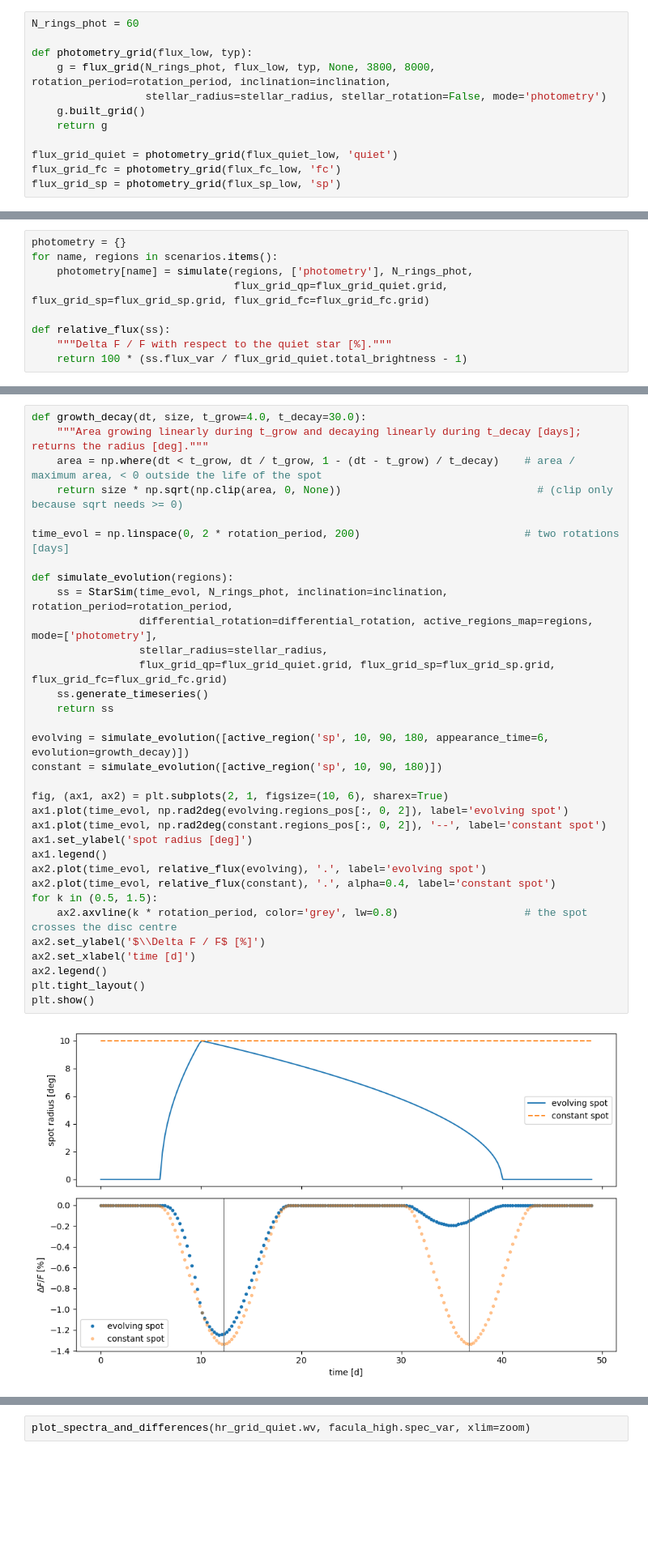
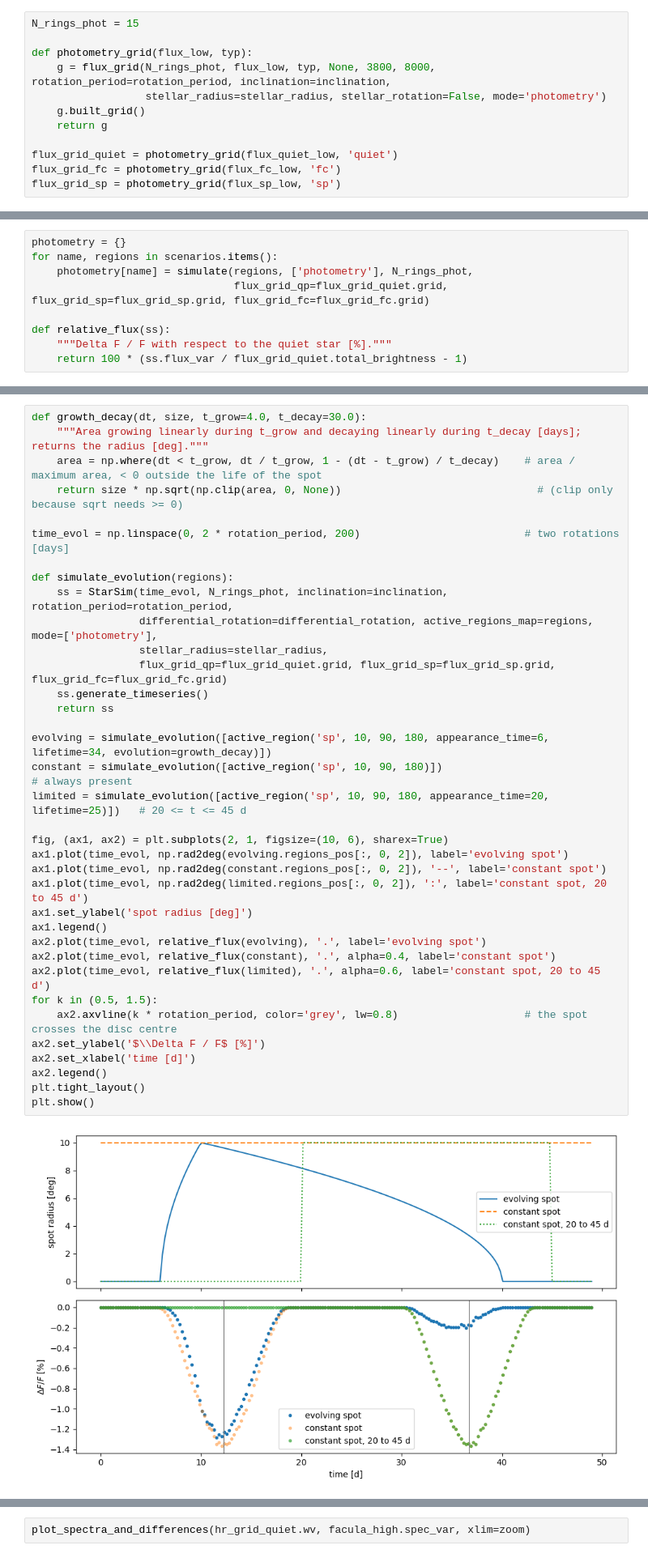
Before and after one commit to sophiestucki/sunsim, a Jupyter notebook: tutorial.ipynb, the cells around one changed output, grey strips where cells are left out. Shown at 81% size. Drawn from its saved outputs; the diff is of its cells as text; blank space fills up the shorter version.

```diff
--- a/tutorial.ipynb
+++ b/tutorial.ipynb
@@ -231,7 +235,7 @@ Three grids are needed: quiet photosphere, facula and spot. Photometry is cheap,
 
 At every epoch `StarSim` then computes `flux = Σ_cells ff_quiet·F_quiet + ff_sp·F_spot + ff_fc·F_facula` (`flux_var`). We plot it as `ΔF/F` with respect to the quiet star.
 # %%
-N_rings_phot = 60
+N_rings_phot = 15
 
 def photometry_grid(flux_low, typ):
     g = flux_grid(N_rings_phot, flux_low, typ, None, 3800, 8000, rotation_period=rotation_period, inclination=inclination,
@@ -318,36 +322,39 @@ def growth_decay(dt, size, t_grow=4.0, t_decay=30.0):
     """Area growing linearly during t_grow and decaying linearly during t_decay [days]; returns the radius [deg]."""
     area = np.where(dt < t_grow, dt / t_grow, 1 - (dt - t_grow) / t_decay)    # area / maximum area, < 0 outside the life of the spot
     return size * np.sqrt(np.clip(area, 0, None))                               # (clip only because sqrt needs >= 0)
 
 time_evol = np.linspace(0, 2 * rotation_period, 200)                          # two rotations [days]
 
 def simulate_evolution(regions):
     ss = StarSim(time_evol, N_rings_phot, inclination=inclination, rotation_period=rotation_period,
                  differential_rotation=differential_rotation, active_regions_map=regions, mode=['photometry'],
                  stellar_radius=stellar_radius,
                  flux_grid_qp=flux_grid_quiet.grid, flux_grid_sp=flux_grid_sp.grid, flux_grid_fc=flux_grid_fc.grid)
     ss.generate_timeseries()
     return ss
 
-evolving = simulate_evolution([active_region('sp', 10, 90, 180, appearance_time=6, evolution=growth_decay)])
-constant = simulate_evolution([active_region('sp', 10, 90, 180)])
+evolving = simulate_evolution([active_region('sp', 10, 90, 180, appearance_time=6, lifetime=34, evolution=growth_decay)])
+constant = simulate_evolution([active_region('sp', 10, 90, 180)])                                  # always present
+limited = simulate_evolution([active_region('sp', 10, 90, 180, appearance_time=20, lifetime=25)])   # 20 <= t <= 45 d
 
 fig, (ax1, ax2) = plt.subplots(2, 1, figsize=(10, 6), sharex=True)
 ax1.plot(time_evol, np.rad2deg(evolving.regions_pos[:, 0, 2]), label='evolving spot')
 ax1.plot(time_evol, np.rad2deg(constant.regions_pos[:, 0, 2]), '--', label='constant spot')
+ax1.plot(time_evol, np.rad2deg(limited.regions_pos[:, 0, 2]), ':', label='constant spot, 20 to 45 d')
 ax1.set_ylabel('spot radius [deg]')
 ax1.legend()
 ax2.plot(time_evol, relative_flux(evolving), '.', label='evolving spot')
 ax2.plot(time_evol, relative_flux(constant), '.', alpha=0.4, label='constant spot')
+ax2.plot(time_evol, relative_flux(limited), '.', alpha=0.6, label='constant spot, 20 to 45 d')
 for k in (0.5, 1.5):
     ax2.axvline(k * rotation_period, color='grey', lw=0.8)                    # the spot crosses the disc centre
 ax2.set_ylabel('$\\Delta F / F$ [%]')
 ax2.set_xlabel('time [d]')
 ax2.legend()
 plt.tight_layout()
 plt.show()
 # %% [output]
-[figure, old version]
+[figure, new version]
 # %% [markdown]
 ### A transiting planet
 
```
Also changed, not shown: parts of 21 cells of this notebook, 9 other files.
